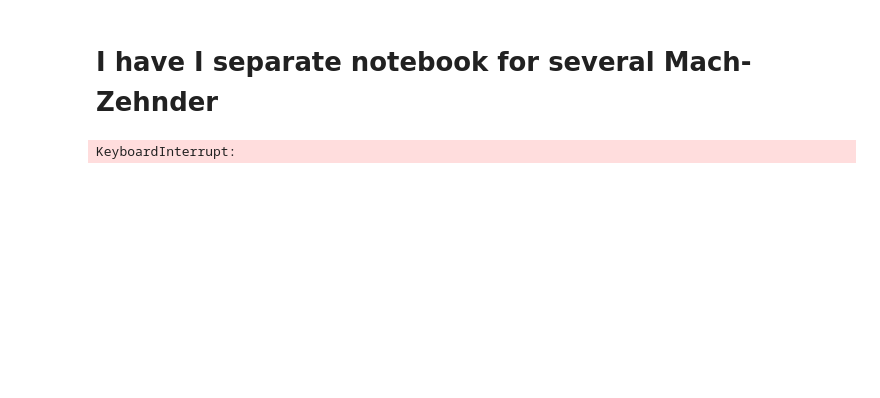
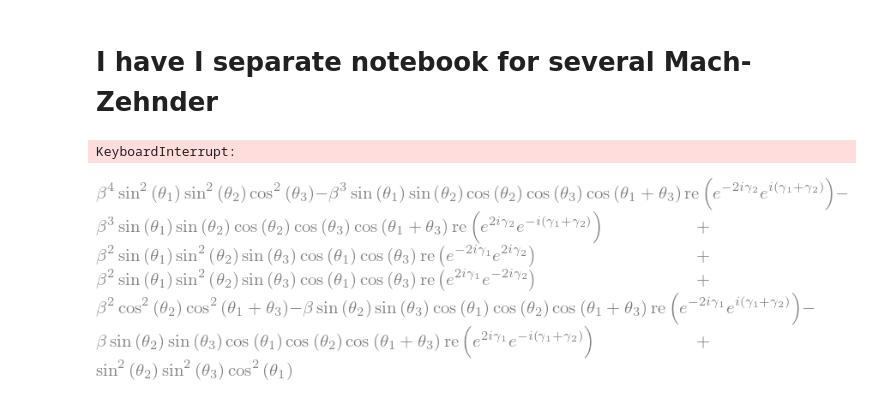
Before and after one commit to gsuarezr/Single-Photon-Mach-Zehnder-, a Jupyter notebook: Mach zenhder.ipynb, the cells around one changed output. Cells and saved outputs as stored; diff of their text form; code cells hidden in the pictures; blank space fills up the shorter version.

```diff
--- a/Mach zenhder.ipynb
+++ b/Mach zenhder.ipynb
@@ -290,3 +281,7 @@ pabs,pd1,pd2,K=N_Interferomemer(3,2)
+# %%
+pd1
+# %% [output]
+[figure, added]
 # %%
 pd1.subs(beta,0)
 # %% [output]
```
Also changed, not shown: parts of 17 cells of this notebook, 2 other files.
